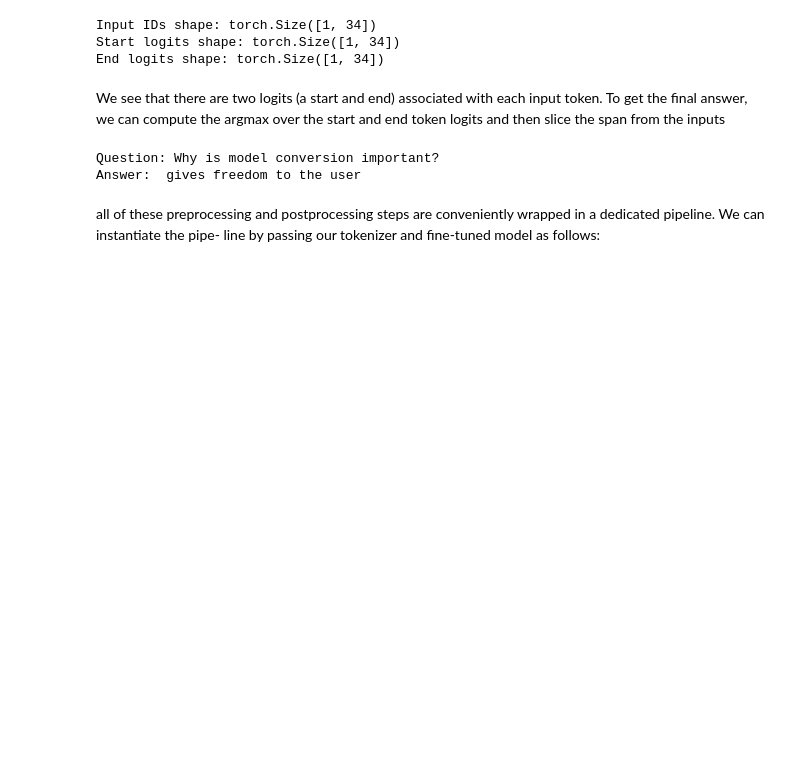
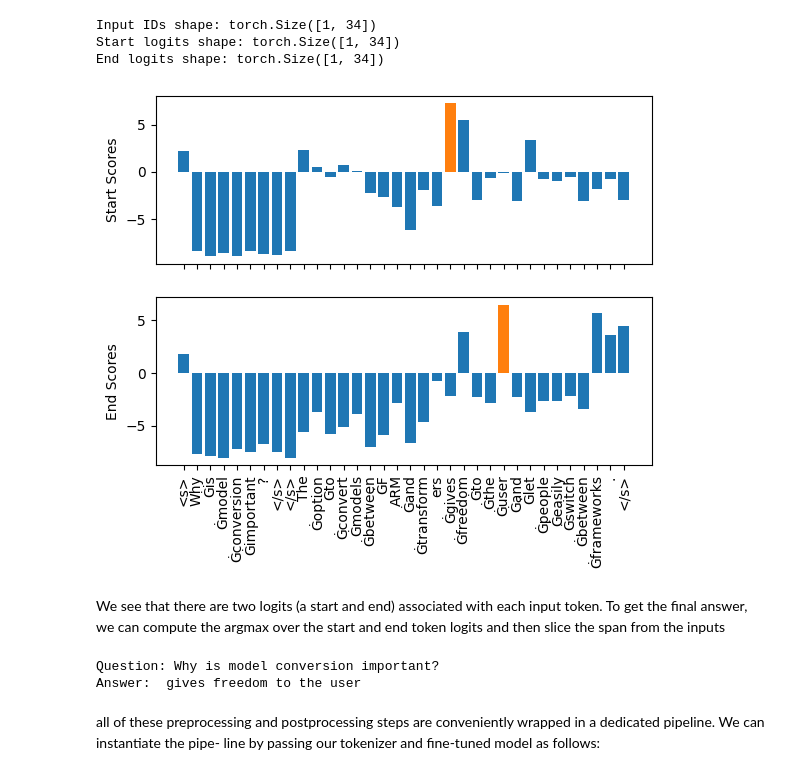
Before and after one commit to MarioAvolio/AI-Project, a Jupyter notebook: Question_Answering.ipynb, the cells around one changed output. Saved outputs shown, nothing was run; the diff lists cells and outputs as text; code cells hidden in the pictures; blank space fills up the shorter version.

```diff
--- a/Question_Answering.ipynb
+++ b/Question_Answering.ipynb
@@ -35,0 +34,9 @@ Mounted at /content/drive
+# %%
+PATH_PROJ = "/content/drive/MyDrive/AI-proj/"
+roberta_base_squad2_distilled = "deepset/roberta-base-squad2-distilled" # https://huggingface.co/deepset/roberta-base-squad2-distilled
+xlm_roberta_large_squad2 = "deepset/xlm-roberta-large-squad2"
+tinyroberta_squad2 = "deepset/tinyroberta-squad2"
+
+
+
+model_ckpt =  roberta_base_squad2_distilled
@@ -207,12 +137,11 @@ What model we can choose? [Click here](https://huggingface.co/models?pipeline_ta
 # %%
-# Trans formers provides a convenient AutoTokenizer class that allows you to quickly load
+# Transformers provides a convenient AutoTokenizer class that allows you to quickly load
 # the tokenizer associated with a pretrained model
 # The AutoTokenizer class belongs to a larger set of “auto” classes whose job is to auto‐
 # matically retrieve the model’s configuration, pretrained weights, or vocabulary from
 # the name of the checkpoint.
 from transformers import AutoTokenizer
 
-model_ckpt = "deepset/roberta-base-squad2" # https://huggingface.co/deepset/roberta-base-squad2
 tokenizer = AutoTokenizer.from_pretrained(model_ckpt) # we just call its from_pretrained() method, providing the ID of a model on the Hub or a local file path.
 # %% [markdown]
 To see the model in action, let’s first try to extract an answer from a short passage of
@@ -300,6 +215,31 @@ print(f"End logits shape: {end_logits.size()}")
 Input IDs shape: torch.Size([1, 34])
 Start logits shape: torch.Size([1, 34])
 End logits shape: torch.Size([1, 34])
+# %%
+#hide_input
+#id qa-scores
+#caption Predicted logits for the start and end tokens—the token with the highest score is colored in orange
+
+# The idea for this visualisation comes from https://mccormickml.com/2020/03/10/question-answering-with-a-fine-tuned-BERT
+import numpy as np
+import matplotlib.pyplot as plt
+
+s_scores = start_logits.detach().numpy().flatten()
+e_scores = end_logits.detach().numpy().flatten()
+tokens = tokenizer.convert_ids_to_tokens(inputs["input_ids"][0])
+token_ids = range(len(tokens))
+
+fig, (ax1, ax2) = plt.subplots(nrows=2, sharex=True)
+colors = ["C0" if s != np.max(s_scores) else "C1" for s in s_scores]
+ax1.bar(x=token_ids, height=s_scores, color=colors)
+ax1.set_ylabel("Start Scores")
+colors = ["C0" if s != np.max(e_scores) else "C1" for s in e_scores]
+ax2.bar(x=token_ids, height=e_scores, color=colors)
+ax2.set_ylabel("End Scores")
+plt.xticks(token_ids, tokens, rotation="vertical")
+plt.show()
+# %% [output]
+[figure, added]
 # %% [markdown]
 We see that there are two logits (a start and end) associated with each input token. To get the final answer, we can compute the argmax over the start and end token logits and then slice the span from the inputs
 # %%
```
Also changed, not shown: parts of 98 cells of this notebook.
